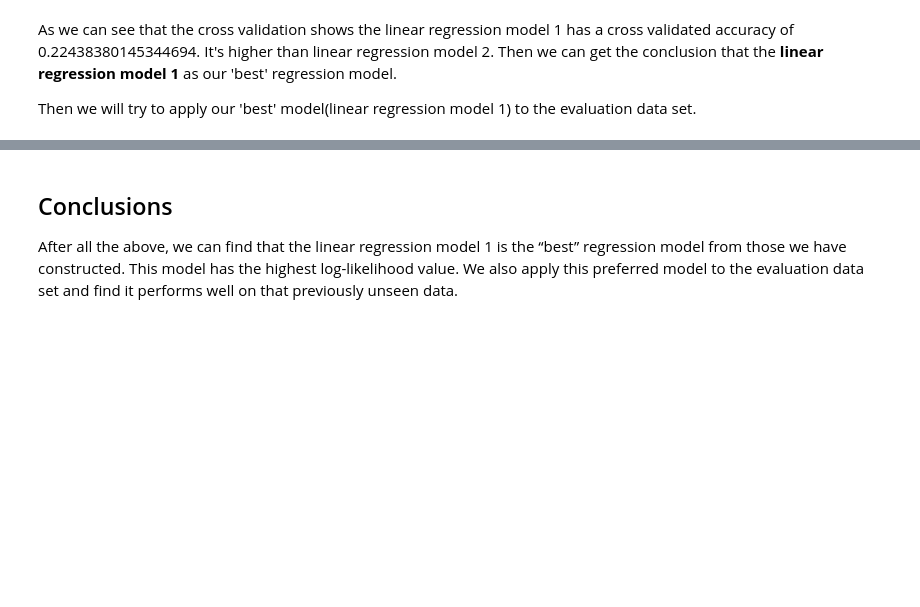
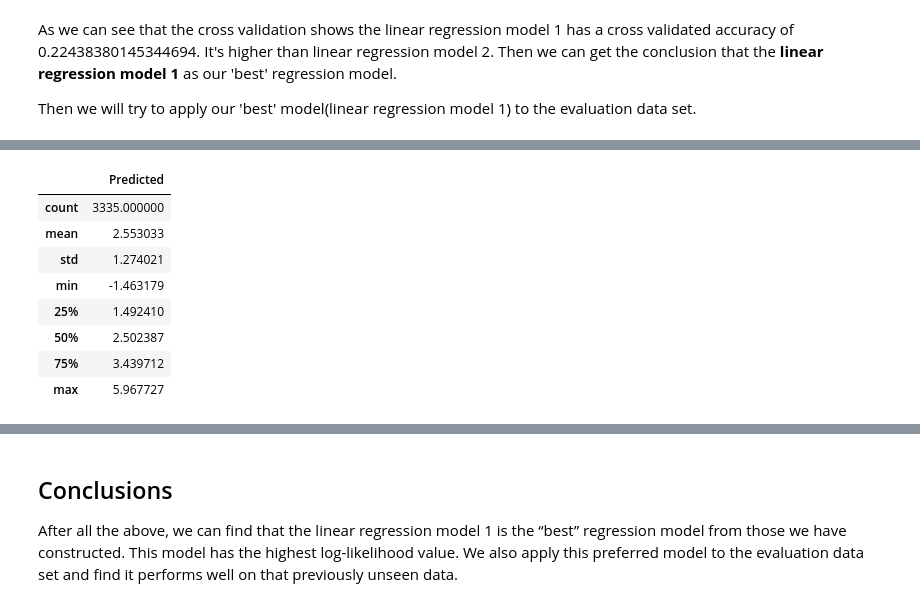
Before and after one commit to steinszzh/DAV6150, a Jupyter notebook: project1/G_Li_ZH_Z_ZJ_Z_projec1_assn .ipynb, the cells around one changed output, grey strips where cells are left out. Saved outputs shown, nothing was run; the diff lists cells and outputs as text; code cells hidden in the pictures; blank space fills up the shorter version.

```diff
--- a/project1/G_Li_ZH_Z_ZJ_Z_projec1_assn .ipynb
+++ b/project1/G_Li_ZH_Z_ZJ_Z_projec1_assn .ipynb
@@ -822,0 +823,17 @@ predic_y = 4.8173-0.1809*eval['VolatileAcidity']-0.1868*eval['Chlorides']+0.0003
+# %%
+# clean inf and nan
+eval[np.isnan(eval)] = 0
+eval[np.isinf(eval)] = 0
+# %%
+X = wine[['VolatileAcidity','Chlorides', 'FreeSulfurDioxide','Density','Alcohol','LabelAppeal','AcidIndex','STARS']]
+y = wine['TARGET'].values
+
+#X_train, X_test, y_train, y_test = train_test_split(X, y, test_size=0.2, random_state=0)
+X_train = X
+y_train = y
+X_test = eval[['VolatileAcidity','Chlorides', 'FreeSulfurDioxide','Density','Alcohol','LabelAppeal','AcidIndex','STARS']]
+#y = eval['TARGET'].values
+
+
+regressor = LinearRegression()
+regressor.fit(X_train, y_train)
@@ -822,0 +842,9 @@ predic_y = 4.8173-0.1809*eval['VolatileAcidity']-0.1868*eval['Chlorides']+0.0003
+# %%
+coeff_df = pd.DataFrame(regressor.coef_, X.columns, columns=['Coefficient'])
+coeff_df
+
+
+y_pred = regressor.predict(X_test)
+
+TARGET_pred = pd.DataFrame({'Predicted': y_pred})
+TARGET_pred.head()
@@ -822,0 +878,12 @@ predic_y = 4.8173-0.1809*eval['VolatileAcidity']-0.1868*eval['Chlorides']+0.0003
+# %%
+TARGET_pred.describe()
+# %% [output]
+|  | Predicted |
+| count | 3335.000000 |
+| mean | 2.553033 |
+| std | 1.274021 |
+| min | -1.463179 |
+| 25% | 1.492410 |
+| 50% | 2.502387 |
+| 75% | 3.439712 |
+| max | 5.967727 |
```
Also changed, not shown: parts of 8 cells of this notebook.
